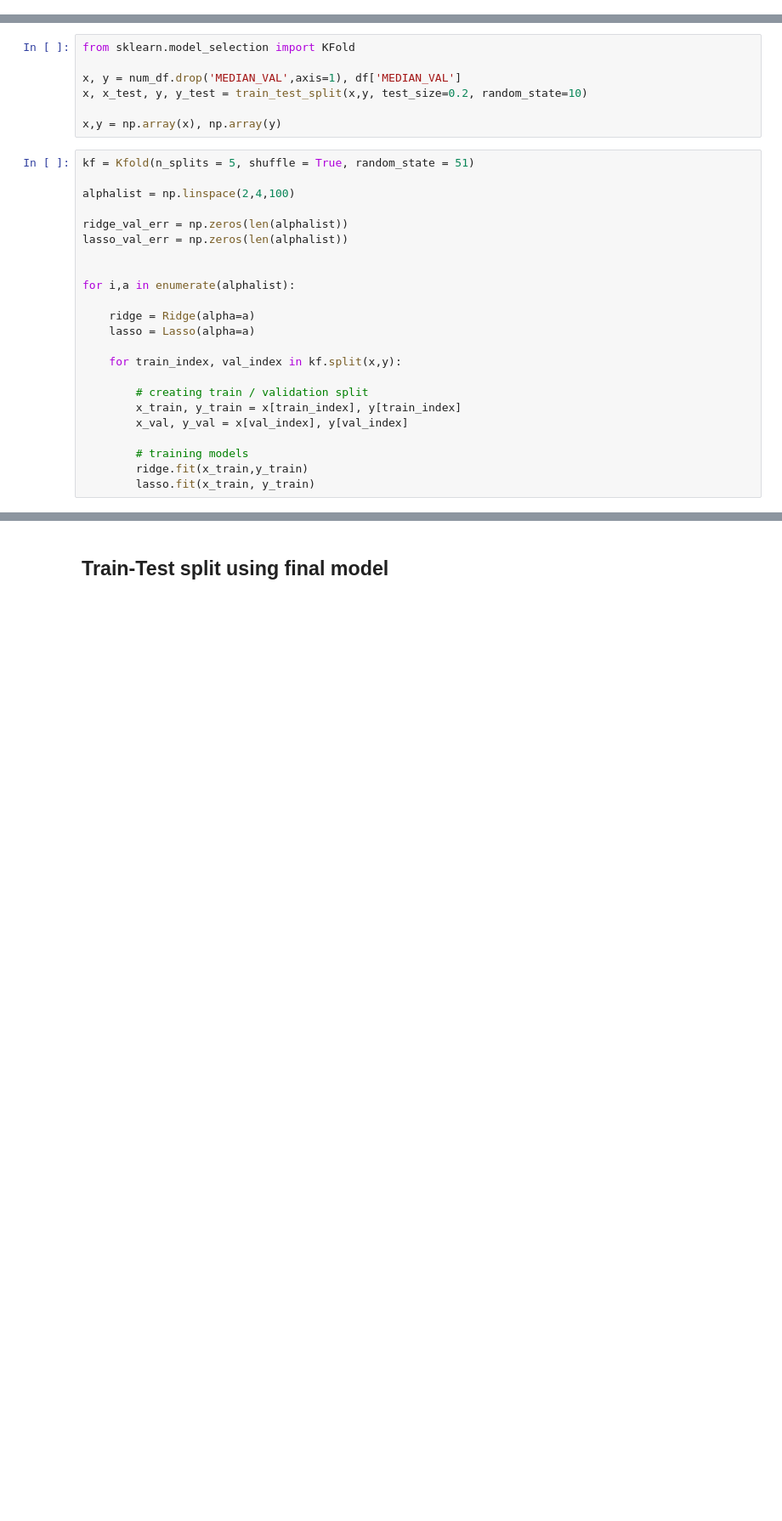
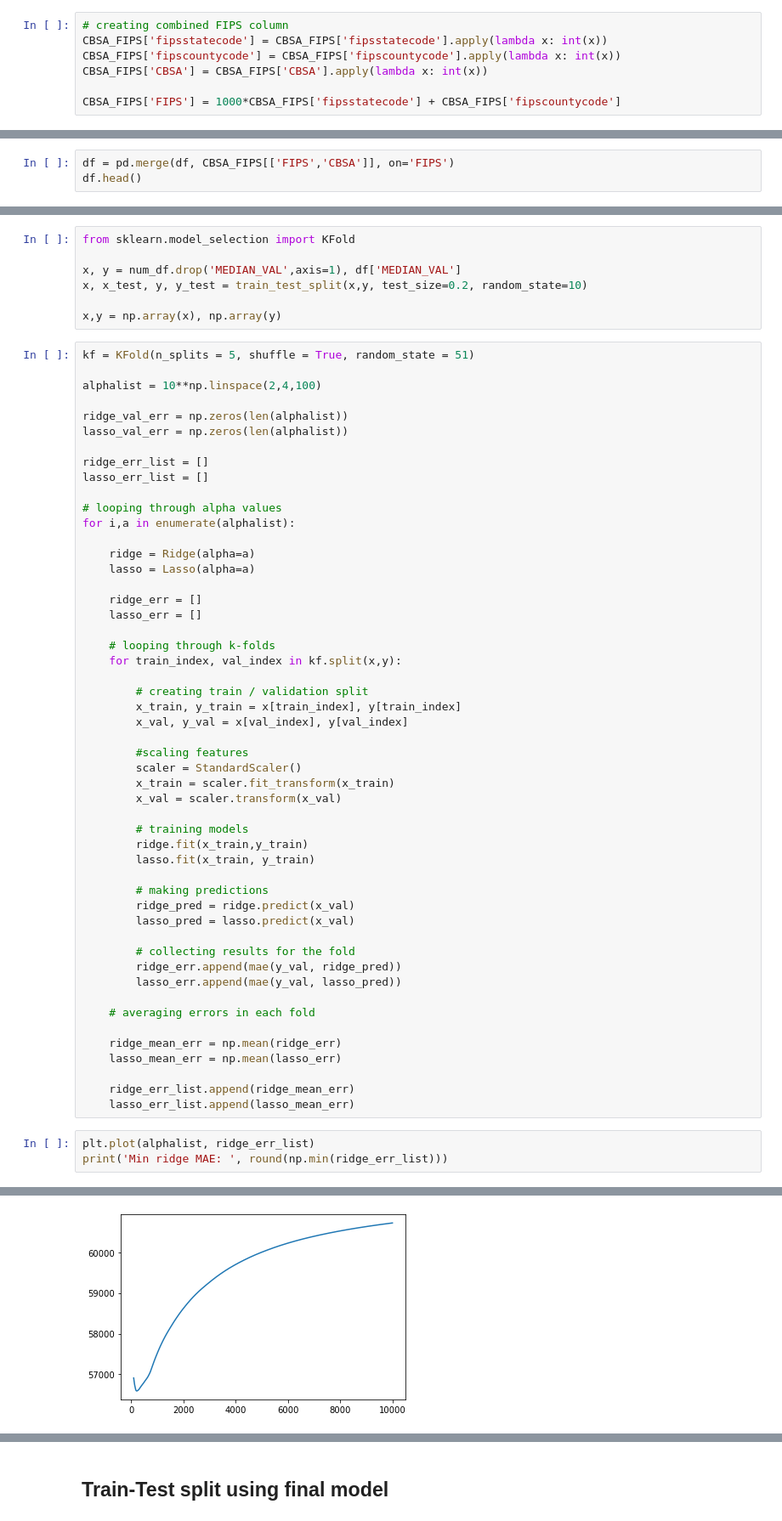
Before and after one commit to pjn51/beauty-and-value, a Jupyter notebook: metis_project_2.ipynb, the cells around one changed output, grey strips where cells are left out. Shown at 85% size. Saved outputs shown, nothing was run; the diff lists cells and outputs as text; blank space fills up the shorter version.

```diff
--- a/metis_project_2.ipynb
+++ b/metis_project_2.ipynb
@@ -451,0 +528,7 @@ numpy.float64
+# %%
+# creating combined FIPS column
+CBSA_FIPS['fipsstatecode'] = CBSA_FIPS['fipsstatecode'].apply(lambda x: int(x))
+CBSA_FIPS['fipscountycode'] = CBSA_FIPS['fipscountycode'].apply(lambda x: int(x))
+CBSA_FIPS['CBSA'] = CBSA_FIPS['CBSA'].apply(lambda x: int(x))
+
+CBSA_FIPS['FIPS'] = 1000*CBSA_FIPS['fipsstatecode'] + CBSA_FIPS['fipscountycode']
@@ -451,0 +556,3 @@ numpy.float64
+# %%
+df = pd.merge(df, CBSA_FIPS[['FIPS','CBSA']], on='FIPS')
+df.head()
@@ -706,25 +832,57 @@ x, x_test, y, y_test = train_test_split(x,y, test_size=0.2, random_state=10)
 
 x,y = np.array(x), np.array(y)
 # %%
-kf = Kfold(n_splits = 5, shuffle = True, random_state = 51)
+kf = KFold(n_splits = 5, shuffle = True, random_state = 51)
 
-alphalist = np.linspace(2,4,100)
+alphalist = 10**np.linspace(2,4,100)
 
 ridge_val_err = np.zeros(len(alphalist))
 lasso_val_err = np.zeros(len(alphalist))
 
+ridge_err_list = []
+lasso_err_list = []
 
+# looping through alpha values
 for i,a in enumerate(alphalist):
 
     ridge = Ridge(alpha=a)
     lasso = Lasso(alpha=a)
 
+    ridge_err = []
+    lasso_err = []
+
+    # looping through k-folds
     for train_index, val_index in kf.split(x,y):
 
         # creating train / validation split
         x_train, y_train = x[train_index], y[train_index]
         x_val, y_val = x[val_index], y[val_index]
 
+        #scaling features
+        scaler = StandardScaler()
+        x_train = scaler.fit_transform(x_train)
+        x_val = scaler.transform(x_val)
+
         # training models
         ridge.fit(x_train,y_train)
         lasso.fit(x_train, y_train)
+
+        # making predictions
+        ridge_pred = ridge.predict(x_val)
+        lasso_pred = lasso.predict(x_val)
+
+        # collecting results for the fold
+        ridge_err.append(mae(y_val, ridge_pred))
+        lasso_err.append(mae(y_val, lasso_pred))
+
+    # averaging errors in each fold
+
+    ridge_mean_err = np.mean(ridge_err)
+    lasso_mean_err = np.mean(lasso_err)
+
+    ridge_err_list.append(ridge_mean_err)
+    lasso_err_list.append(lasso_mean_err)
+# %%
+plt.plot(alphalist, ridge_err_list)
+print('Min ridge MAE: ', round(np.min(ridge_err_list)))
+# %% [output]
@@ -730,0 +890 @@ for i,a in enumerate(alphalist):
+[figure, added]
```
Also changed, not shown: parts of 16 cells of this notebook, 4 other files.
